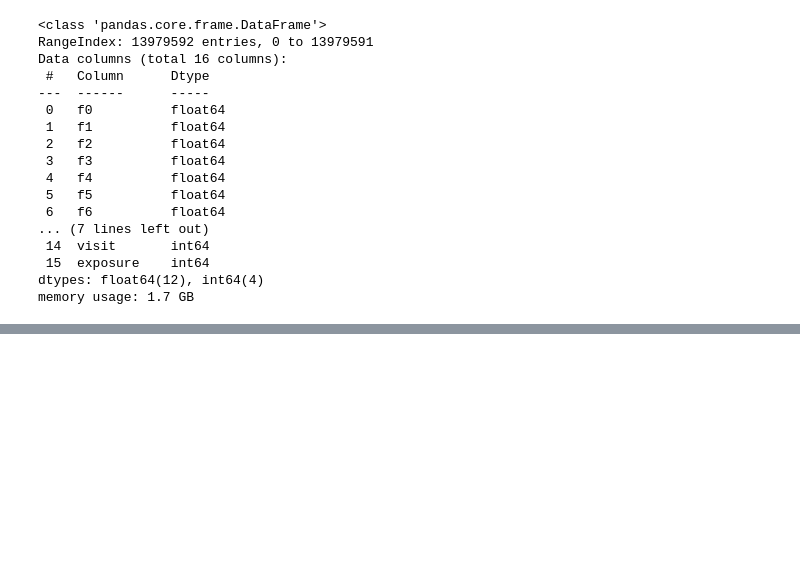
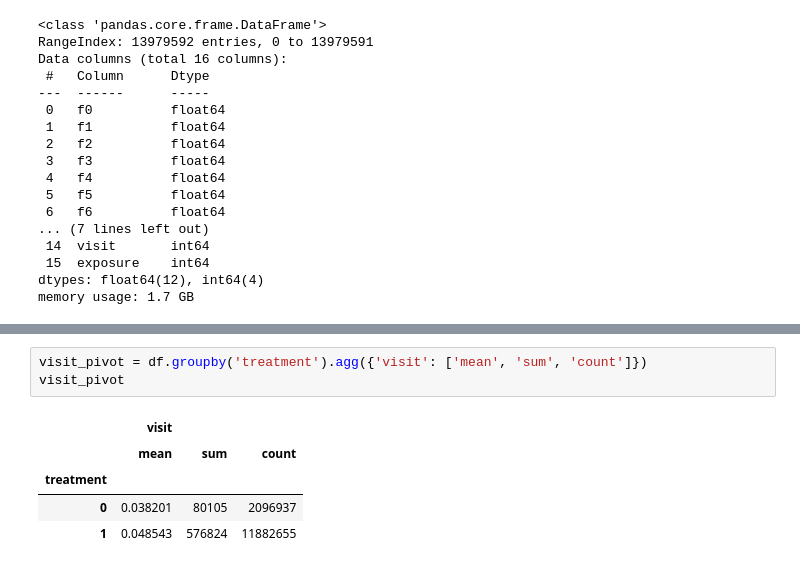
Before and after one commit to EgorenkovaURFU/uplift_trees, a Jupyter notebook: EDA.ipynb, the cells around one changed output, grey strips where cells are left out. Drawn from its saved outputs; the diff is of its cells as text; blank space fills up the shorter version.

```diff
--- a/EDA.ipynb
+++ b/EDA.ipynb
@@ -35,0 +112,9 @@ memory usage: 1.7 GB
+# %%
+visit_pivot = df.groupby('treatment').agg({'visit': ['mean', 'sum', 'count']})
+visit_pivot
+# %% [output]
+|  | visit |  |  |
+|  | mean | sum | count |
+| treatment |  |  |  |
+| 0 | 0.038201 | 80105 | 2096937 |
+| 1 | 0.048543 | 576824 | 11882655 |
```
Also changed, not shown: parts of 15 cells of this notebook, 1 other file.
